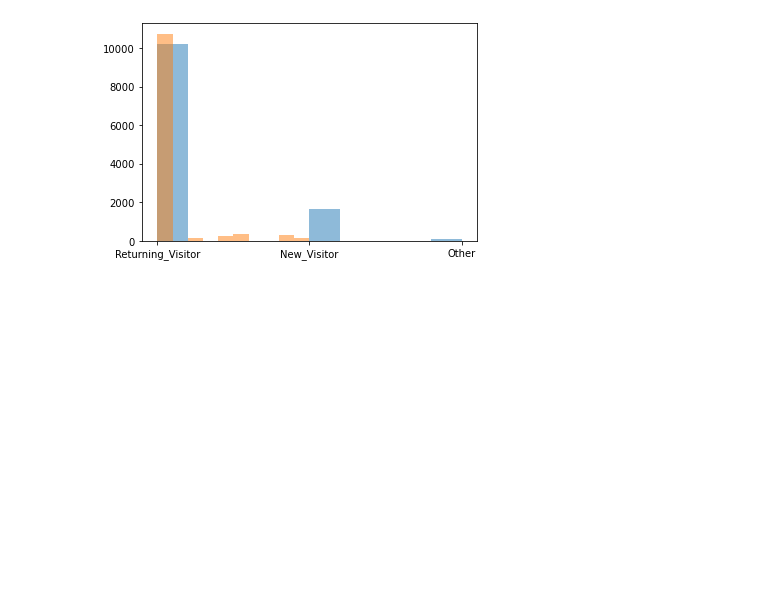
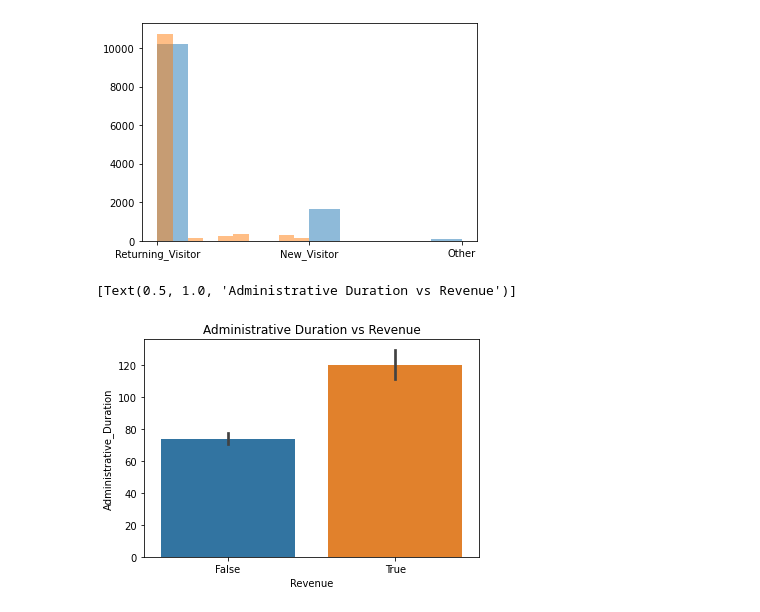
Before and after one commit to ChrisGarciaDS/ECommerce-Analysis, a Jupyter notebook: Ecom-data.ipynb, the cells around one changed output. Cells and saved outputs as stored; diff of their text form; code cells hidden in the pictures; blank space fills up the shorter version.

```diff
--- a/Ecom-data.ipynb
+++ b/Ecom-data.ipynb
@@ -339,3 +340,9 @@ plt.hist(shoppers_df['SpecialDay'], alpha = 0.5)
 plt.show()
 # %% [output]
 [figure]
+# %%
+# binary variables vs quantitative variables
+sns.barplot(data = shoppers_df, x = 'Revenue', y = 'Administrative_Duration').set(title = 'Administrative Duration vs Revenue')
+# %% [output]
+[Text(0.5, 1.0, 'Administrative Duration vs Revenue')]
+[figure, added]
```
Also changed, not shown: parts of 24 cells of this notebook.
